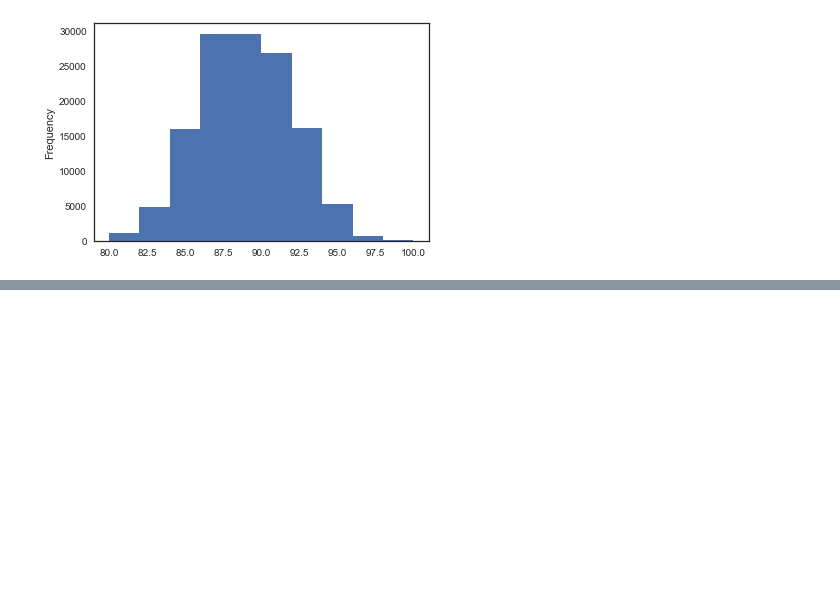
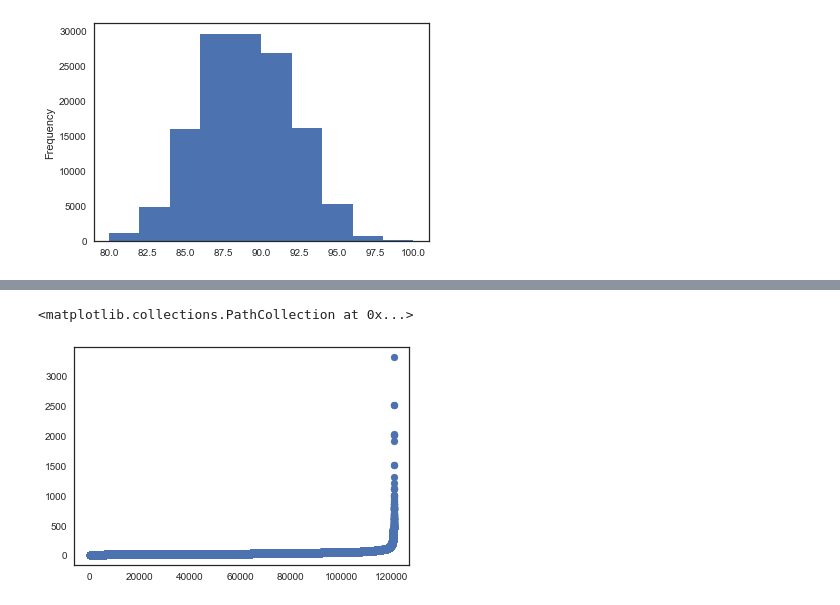
Before and after one commit to SidJain1412/Analysing-Wine-Reviews, a Jupyter notebook: Wine EDA.ipynb, the cells around one changed output, grey strips where cells are left out. Cells and saved outputs as stored; diff of their text form; code cells hidden in the pictures; blank space fills up the shorter version.

```diff
--- a/Wine EDA.ipynb
+++ b/Wine EDA.ipynb
@@ -73,0 +79,6 @@ df['points'].plot.hist()
+# %%
+import numpy as np
+plt.scatter(range(df.shape[0]),np.sort(df.price.values))
+# %% [output]
+<matplotlib.collections.PathCollection at 0x...>
+[figure, added]
```
Also changed, not shown: parts of 2 cells of this notebook.
